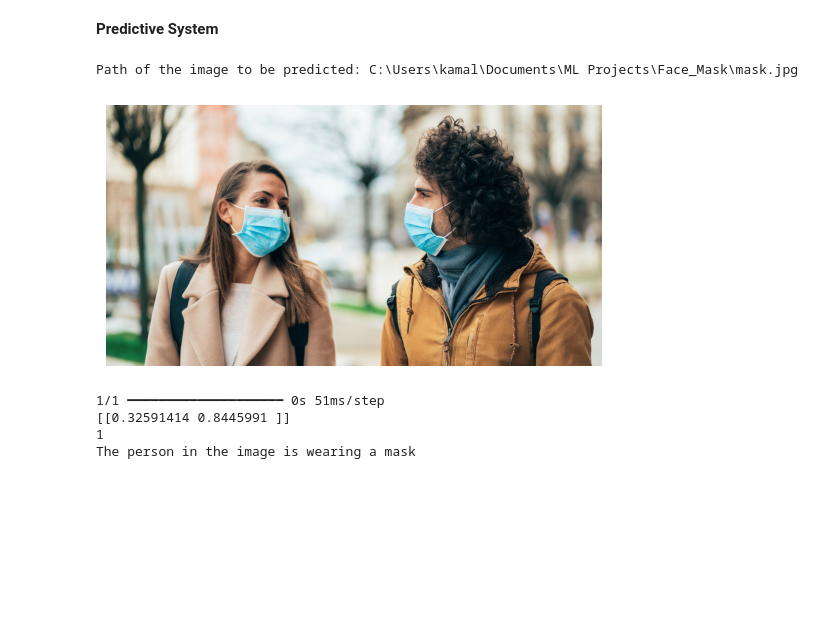
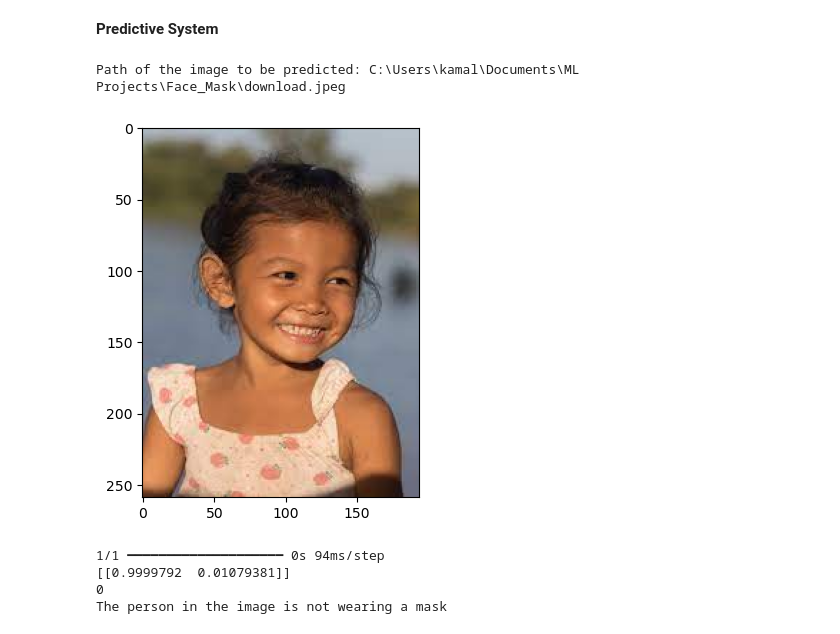
Before and after one commit to KamaliniK/Face_Mask_Img_Classification, a Jupyter notebook: face_Mask_Detection_using_CNN.ipynb, the cells around one changed output. Cells and saved outputs as stored; diff of their text form; code cells hidden in the pictures; blank space fills up the shorter version.

```diff
--- a/face_Mask_Detection_using_CNN.ipynb
+++ b/face_Mask_Detection_using_CNN.ipynb
@@ -36,10 +38,11 @@ with mask  -->  1
 without mask  -->  0
 # %%
 # create the labels
+# with mask  -->  1
+with_mask_labels = [1]*len(with_mask_files)
 
-with_mask_labels = [1]*3725
-
-without_mask_labels = [0]*3828
+# without mask  -->  0
+without_mask_labels = [0]*len(without_mask_files)
 # %%
 print(with_mask_labels[0:5])
 
@@ -296,50 +303,46 @@ plt.show()
 # %% [markdown]
 **Predictive System**
 # %%
-import cv2
-import matplotlib.pyplot as plt
-
 # Read the image using cv2.imread()
 input_image_path = input('Path of the image to be predicted: ')
 image = cv2.imread(input_image_path)
 
-image_rgb = cv2.cvtColor(image, cv2.COLOR_BGR2RGB)
+image = cv2.cvtColor(image, cv2.COLOR_BGR2RGB)
 
 # Display the image using matplotlib
-plt.imshow(image_rgb)
-plt.axis('off')
+plt.imshow(image)
 plt.show()
 
-input_image_resized = cv2.resize(image_rgb, (128,128))
+resized_image = cv2.resize(image, (128,128))
 
-input_image_scaled = input_image_resized/255
+scaled_image = resized_image/255
 
-input_image_reshaped = np.reshape(input_image_scaled, [1,128,128,3])
+reshaped_image = np.reshape(scaled_image, [1,128,128,3])
 
-input_prediction = model.predict(input_image_reshaped)
+prediction = model.predict(reshaped_image)
 
-print(input_prediction)
+print(prediction)
 
 
-input_pred_label = np.argmax(input_prediction)
+pred_label = np.argmax(prediction)
 
-print(input_pred_label)
+print(pred_label)
 
 
-if input_pred_label == 1:
+if pred_label == 1:
 
   print('The person in the image is wearing a mask')
 
 else:
 
   print('The person in the image is not wearing a mask')
 
 #C:\Users\kamal\Documents\ML Projects\Face_Mask\download.jpeg
 #C:\Users\kamal\Documents\ML Projects\Face_Mask\mask.jpg
 # %% [output]
-Path of the image to be predicted: C:\Users\kamal\Documents\ML Projects\Face_Mask\mask.jpg
+Path of the image to be predicted: C:\Users\kamal\Documents\ML Projects\Face_Mask\download.jpeg
-[figure, old version]
+[figure, new version]
-1/1 ━━━━━━━━━━━━━━━━━━━━ 0s 51ms/step
-[[0.32591414 0.8445991 ]]
-1
-The person in the image is wearing a mask
+1/1 ━━━━━━━━━━━━━━━━━━━━ 0s 94ms/step
+[[0.9999792  0.01079381]]
+0
+The person in the image is not wearing a mask
```
Also changed, not shown: parts of 6 cells of this notebook.
